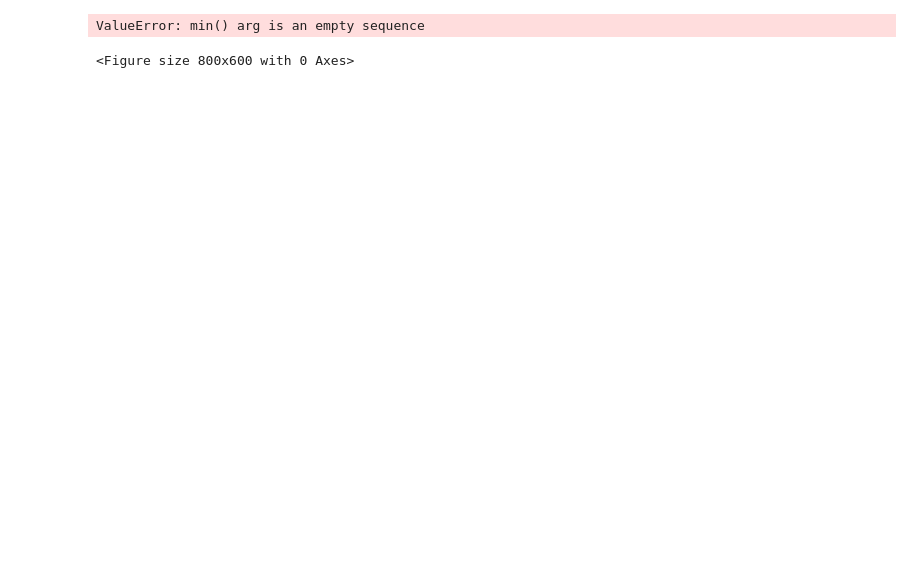
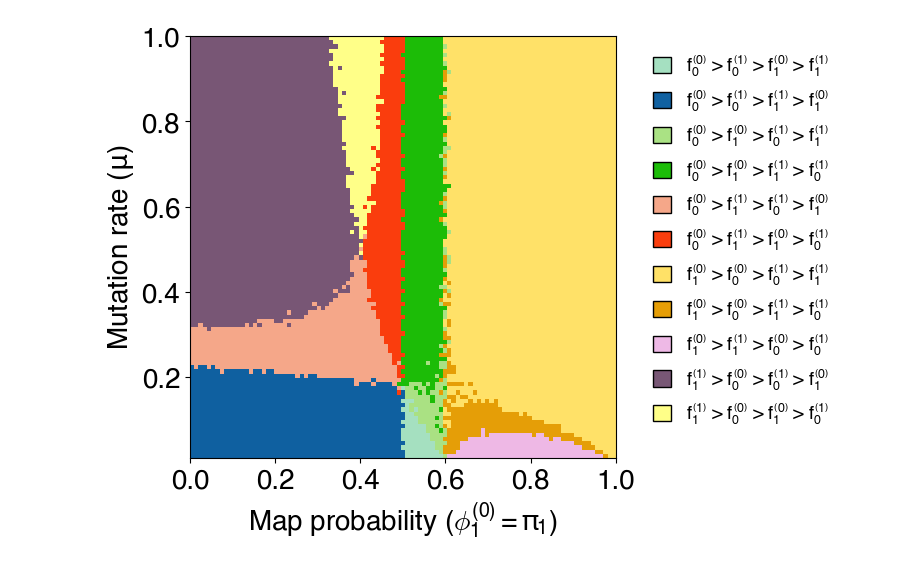
Before and after one commit to vastcollab/ProPGen, a Jupyter notebook: plots/phasediag.ipynb, the cells around one changed output. Saved outputs shown, nothing was run; the diff lists cells and outputs as text; code cells hidden in the pictures; blank space fills up the shorter version.

Commit message:
phase diag

```diff
--- a/plots/phasediag.ipynb
+++ b/plots/phasediag.ipynb
@@ -149,5 +150,5 @@ plt.show()
 # %%
-data_dir = "/Users/asapp/Documents/VAST/sim_results/phasediag/results_06"
+data_dir = "/Users/asapp/Documents/VAST/sim_results/phasediag/results"
 
 files = sorted(glob(os.path.join(data_dir, "freq_timeseries_mu_*.pkl")))
 
@@ -196,8 +197,19 @@ visible_orders = [unique_orders[i] for i in visible_indices]
 # visible_orders = [tuple(int(x) for x in t) for t in visible_orders]
 
 # --- Create a reduced colormap with one unique color per visible ordering ---
-cmap_name = "Paired"
-base_cmap = plt.cm.get_cmap(cmap_name, len(visible_indices))
+def jitter_cmap(cmap_name="Paired", strength=0.02, seed=1):
+    np.random.seed(seed)
+    cmap = plt.get_cmap(cmap_name)
+    colors = cmap(np.linspace(0,1,cmap.N))
+
+    jitter = strength * (np.random.rand(*colors.shape) - 0.5)
+
+    new_colors = np.clip(colors + jitter, 0, 1)
+    return mcolors.ListedColormap(new_colors)
+
+new_cmap = jitter_cmap("Paired", strength=0.3)
+
+base_cmap = plt.cm.get_cmap(new_cmap, len(visible_indices))
 restricted_cmap = mcolors.ListedColormap([base_cmap(i) for i in range(len(visible_indices))])
 
 # --- Remap grid to compressed category indices ---
@@ -207,7 +219,7 @@ for old_i, new_i in index_map.items():
     compressed_grid[grid == old_i] = new_i
 
 # --- Plot ---
-plt.figure(figsize=(8,6))
+plt.figure(figsize=(8,8))
 im = plt.imshow(
     compressed_grid,
     origin="lower",
@@ -216,6 +228,8 @@ im = plt.imshow(
     aspect="auto",
     interpolation="none"
 )
+
+plt.gca().set_aspect('equal', adjustable='box')
 
 plt.xlabel("Map probability ($\phi_1^{(0)} = \pi_1$)")
 plt.ylabel("Mutation rate ($\mu$)")
@@ -223,33 +237,32 @@ plt.ylabel("Mutation rate ($\mu$)")
 # --- Legend: show ordering tuples for each visible color ---
 legend_elems = [
     Patch(
         facecolor = restricted_cmap(new_i),
         edgecolor='k',
         label=ordering_to_label(unique_orders[old_i])
     )
     for new_i, old_i in enumerate(visible_indices)
 ]
 
 plt.legend(
     handles=legend_elems,
     bbox_to_anchor=(1.05, 1),
     loc="upper left",
     frameon=False,
     handlelength=1.0,
     handleheight=1.0,
-    fontsize=15
+    fontsize=13
 )
 
 ax = plt.gca()   # get current axes
 for artist in ax.get_children():
     if hasattr(artist, "set_rasterized"):
         artist.set_rasterized(True)
 
 outpath = "/Users/asapp/Documents/VAST/r4_figs/phasediag_06_rasterized.pdf"
 plt.savefig(outpath, format="pdf", dpi=300, bbox_inches="tight")
 
 plt.tight_layout()
 plt.show()
 # %% [output]
-ValueError: min() arg is an empty sequence
-<Figure size 800x600 with 0 Axes>
+[figure, added]
```
Also changed, not shown: parts of 4 cells of this notebook, 1 other file.
